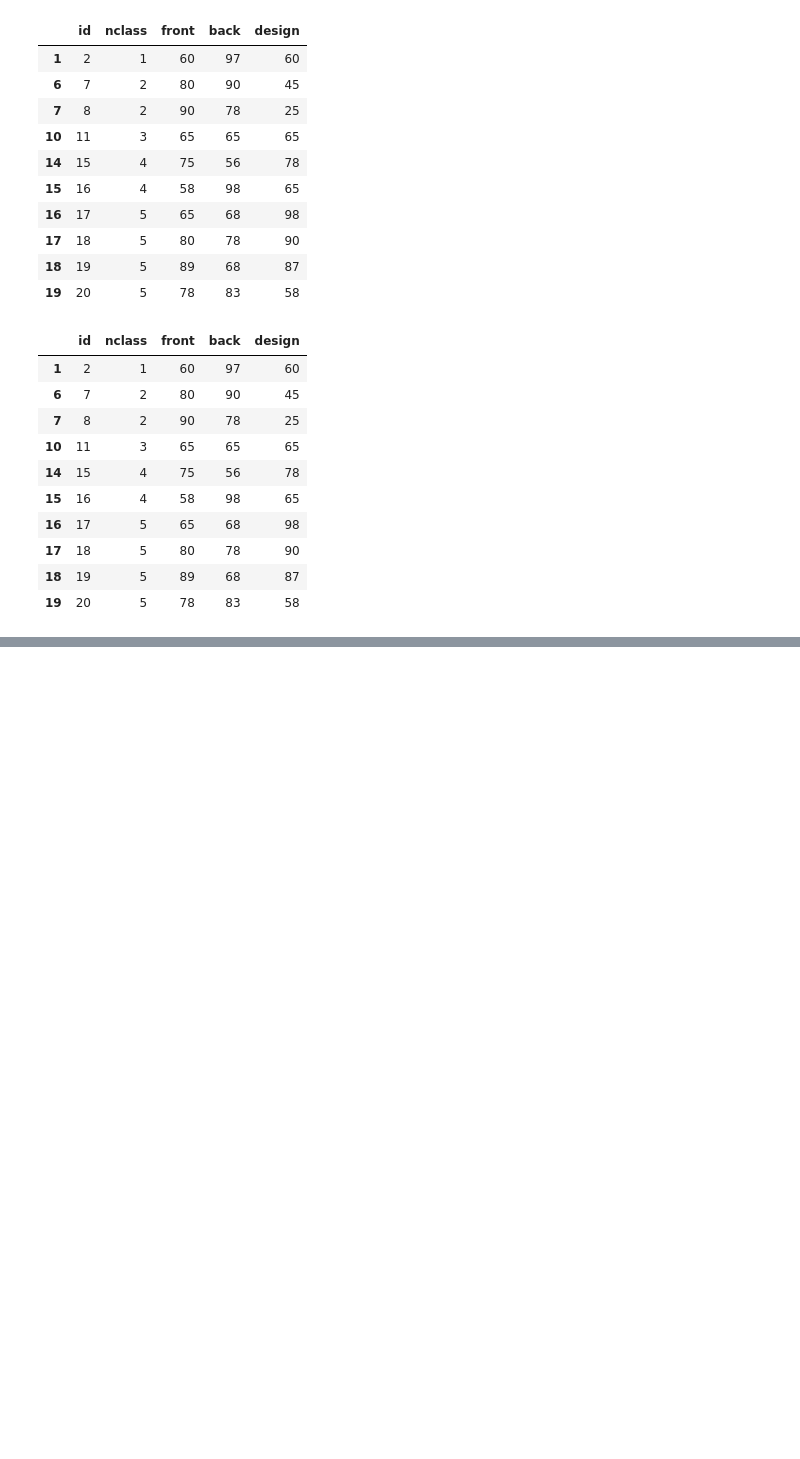
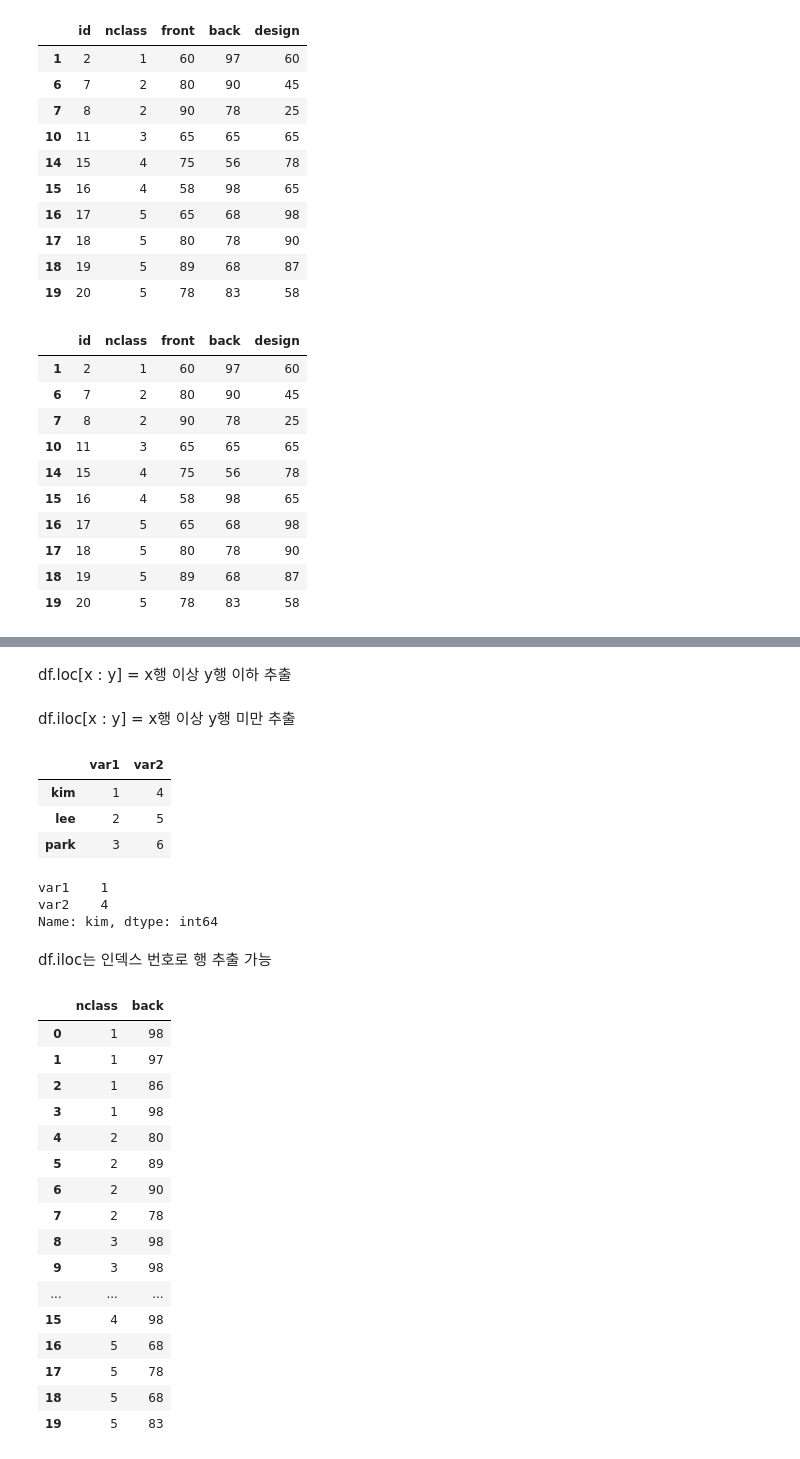
Before and after one commit to Likelion-at-SMWU-13th/KimEunJi, a Jupyter notebook: part2-5_hw/week5_hw.ipynb, the cells around one changed output, grey strips where cells are left out. Drawn from its saved outputs; the diff is of its cells as text; code cells hidden in the pictures; blank space fills up the shorter version.

Commit message:
df.iloc 이용하기

```diff
--- a/part2-5_hw/week5_hw.ipynb
+++ b/part2-5_hw/week5_hw.ipynb
@@ -442,0 +487,12 @@ df.loc[df['front']>50]
+# %% [markdown]
+df.loc[x : y] = x행  이상 y행 이하 추출
+# %% [markdown]
+df.iloc[x : y] = x행 이상 y행 미만 추출
+# %%
+df_label = pd.DataFrame({'var1' : [1,2,3], 'var2' : [4,5,6]}, index=['kim', 'lee', 'park'])
+df_label
+# %% [output]
+|  | var1 | var2 |
+| kim | 1 | 4 |
+| lee | 2 | 5 |
+| park | 3 | 6 |
@@ -442,0 +501,28 @@ df.loc[df['front']>50]
+# %%
+df_label.iloc[0]
+# %% [output]
+var1    1
+var2    4
+Name: kim, dtype: int64
+# %% [markdown]
+df.iloc는 인덱스 번호로 행 추출 가능
+# %%
+df.iloc[:, [1,3]]
+# %% [output]
+|  | nclass | back |
+| 0 | 1 | 98 |
+| 1 | 1 | 97 |
+| 2 | 1 | 86 |
+| 3 | 1 | 98 |
+| 4 | 2 | 80 |
+| 5 | 2 | 89 |
+| 6 | 2 | 90 |
+| 7 | 2 | 78 |
+| 8 | 3 | 98 |
+| 9 | 3 | 98 |
+| ... | ... | ... |
+| 15 | 4 | 98 |
+| 16 | 5 | 68 |
+| 17 | 5 | 78 |
+| 18 | 5 | 68 |
+| 19 | 5 | 83 |
```
Also changed, not shown: parts of 16 cells of this notebook.
